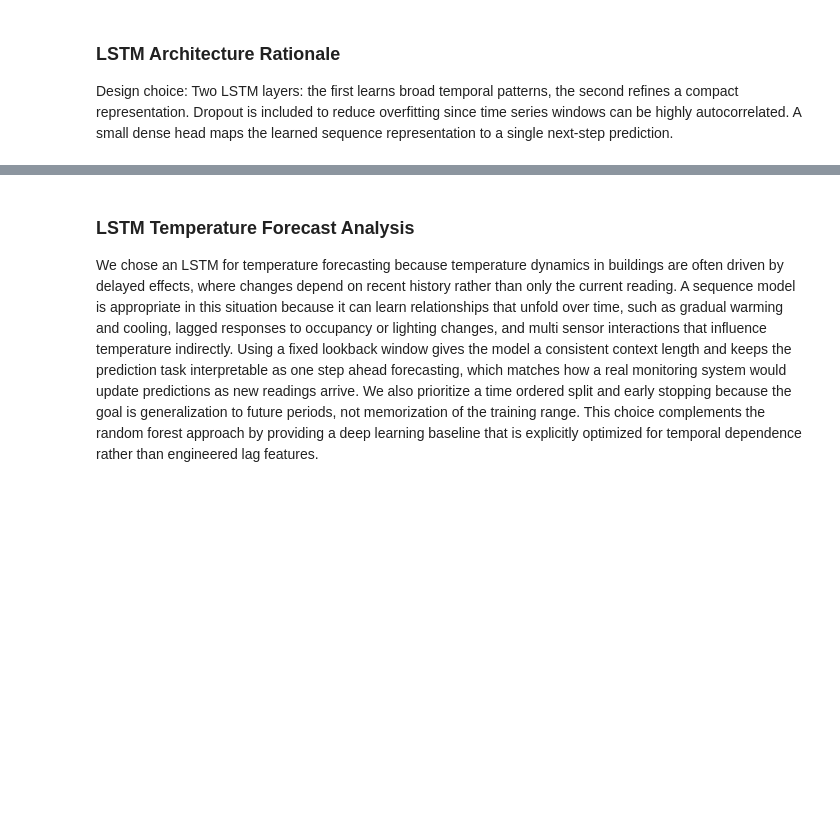
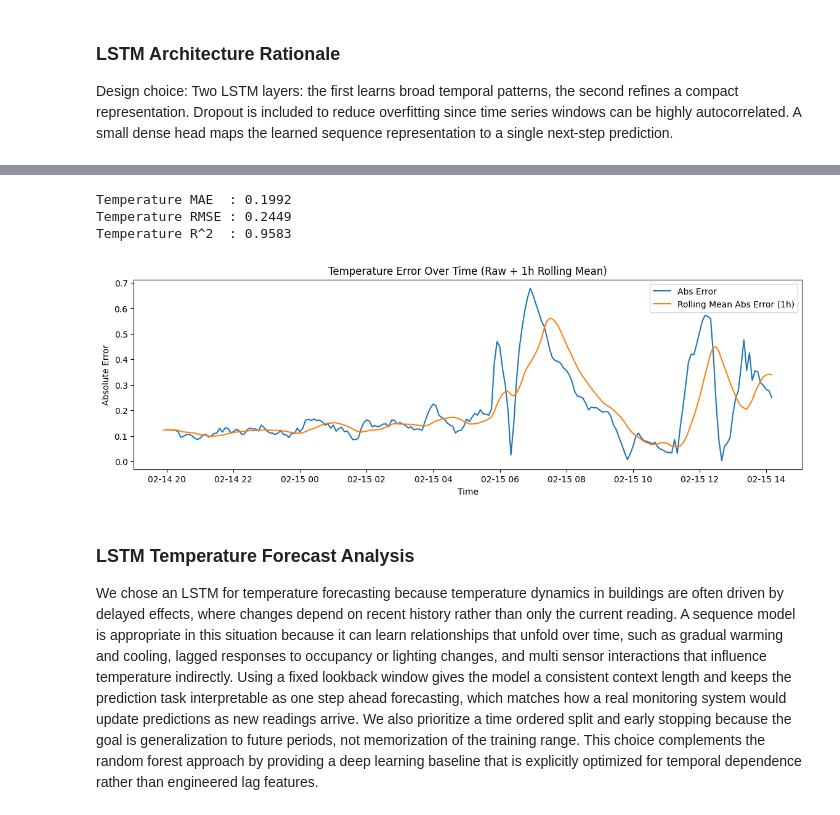
Before and after one commit to aaiprojects/aai-smart-building-iot, a Jupyter notebook: Team_6_Final Team Project Machine Learning IoT Application Design and Implementation.ipynb, the cells around one changed output, grey strips where cells are left out. Drawn from its saved outputs; the diff is of its cells as text; code cells hidden in the pictures; blank space fills up the shorter version.

```diff
--- a/Team_6_Final Team Project Machine Learning IoT Application Design and Implementation.ipynb
+++ b/Team_6_Final Team Project Machine Learning IoT Application Design and Implementation.ipynb
@@ -562,3 +650,39 @@ Epoch 11/25
+# %%
+#Thomas
+#Temperature Metrics Validation and Rolling Error
+
+#temp_results is created in the previous cell
+mae = float(np.mean(np.abs(temp_results["actual_temperature"] - temp_results["pred_temperature"])))
+rmse = float(np.sqrt(np.mean((temp_results["actual_temperature"] - temp_results["pred_temperature"])**2)))
+
+#Simple R^2
+y = temp_results["actual_temperature"].values
+yhat = temp_results["pred_temperature"].values
+ss_res = np.sum((y - yhat)**2)
+ss_tot = np.sum((y - np.mean(y))**2)
+r2 = float(1 - ss_res/ss_tot) if ss_tot != 0 else float("nan")
+
+print(f"Temperature MAE  : {mae:.4f}")
+print(f"Temperature RMSE : {rmse:.4f}")
+print(f"Temperature R^2  : {r2:.4f}")
+
+#Rolling mean absolute error
+window_points = 12  #12 * 5min = 60 minutes
+temp_results["temp_abs_error_roll_1h"] = temp_results["temp_abs_error"].rolling(window_points, min_periods=1).mean()
+
+plt.figure(figsize=(14,4))
+plt.plot(temp_results.index, temp_results["temp_abs_error"], label="Abs Error")
+plt.plot(temp_results.index, temp_results["temp_abs_error_roll_1h"], label="Rolling Mean Abs Error (1h)")
+plt.title("Temperature Error Over Time (Raw + 1h Rolling Mean)")
+plt.xlabel("Time")
+plt.ylabel("Absolute Error")
+plt.legend()
+plt.show()
+# %% [output]
+Temperature MAE  : 0.1992
+Temperature RMSE : 0.2449
+Temperature R^2  : 0.9583
+[figure, added]
 # %% [markdown]
 ### LSTM Temperature Forecast Analysis
 
```
Also changed, not shown: parts of 7 cells of this notebook.
